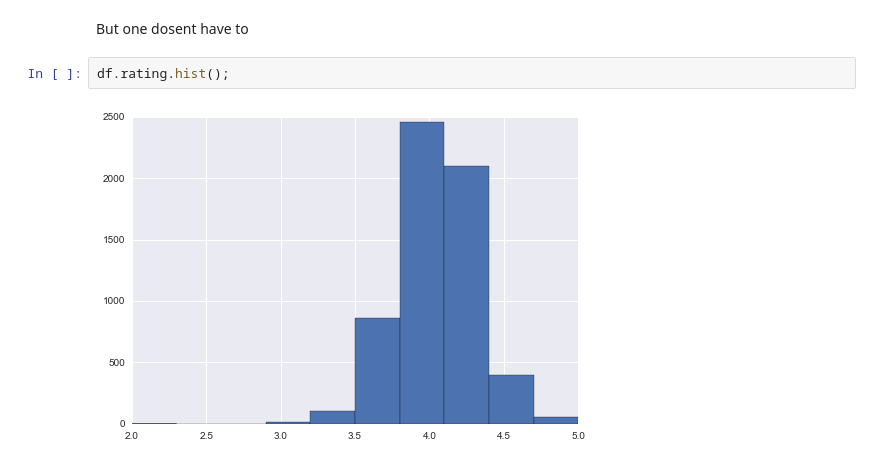
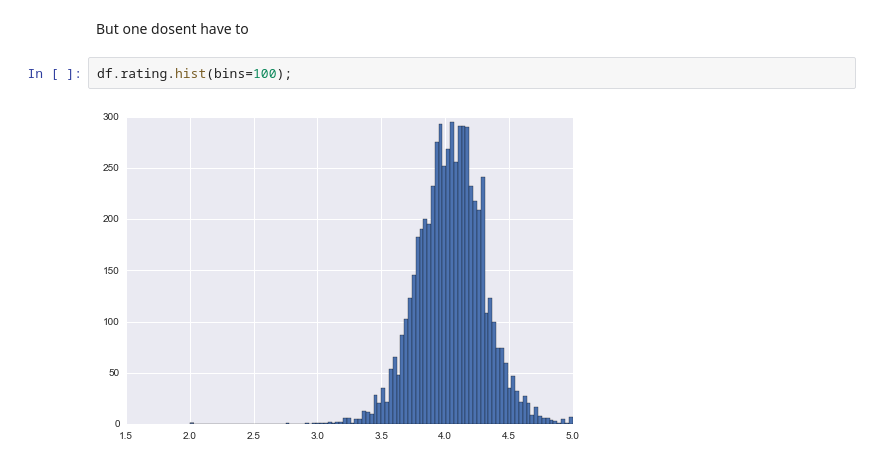
Before and after one commit to LxPrior/dst4l3, a Jupyter notebook: day1rahul/Teaser.ipynb, the cells around one changed output. Saved outputs shown, nothing was run; the diff lists cells and outputs as text.

```diff
--- a/day1rahul/Teaser.ipynb
+++ b/day1rahul/Teaser.ipynb
@@ -196,7 +365,7 @@ array([ 4.4 ,  4.41,  3.56, ...,  3.78,  3.91,  4.35])
 # %% [markdown]
 But one dosent have to
 # %%
-df.rating.hist();
+df.rating.hist(bins=100);
 # %% [output]
-[figure, old version]
+[figure, new version]
 # %%
```
Also changed, not shown: parts of 20 cells of this notebook, 1 other file.
